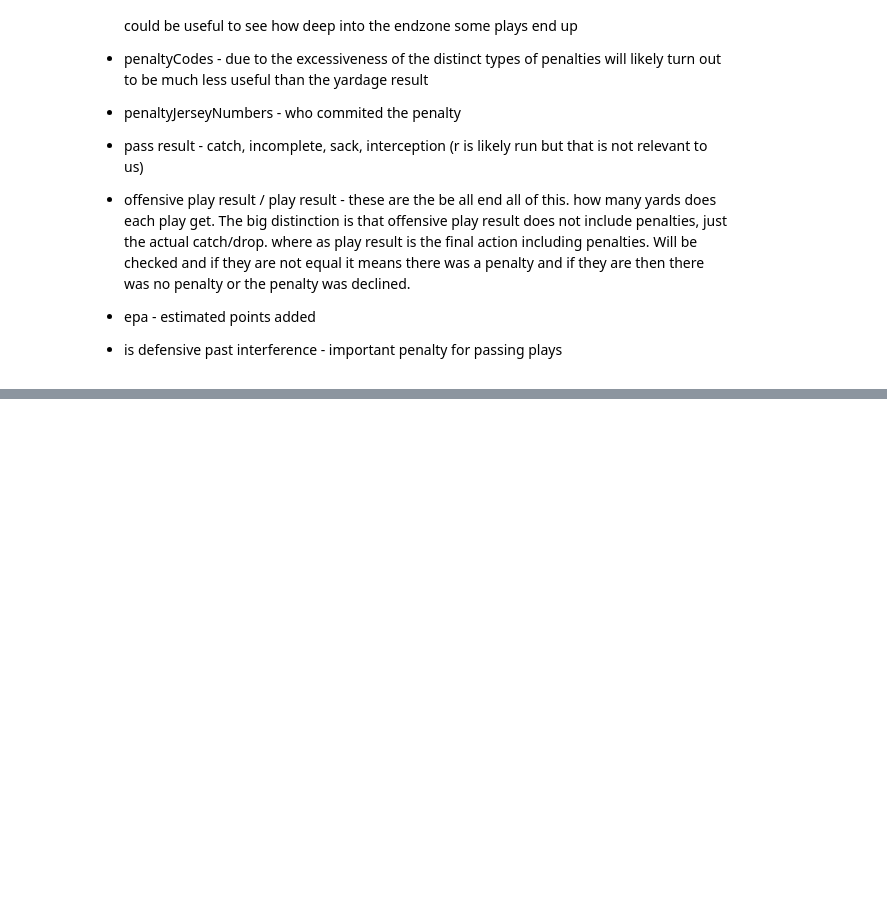
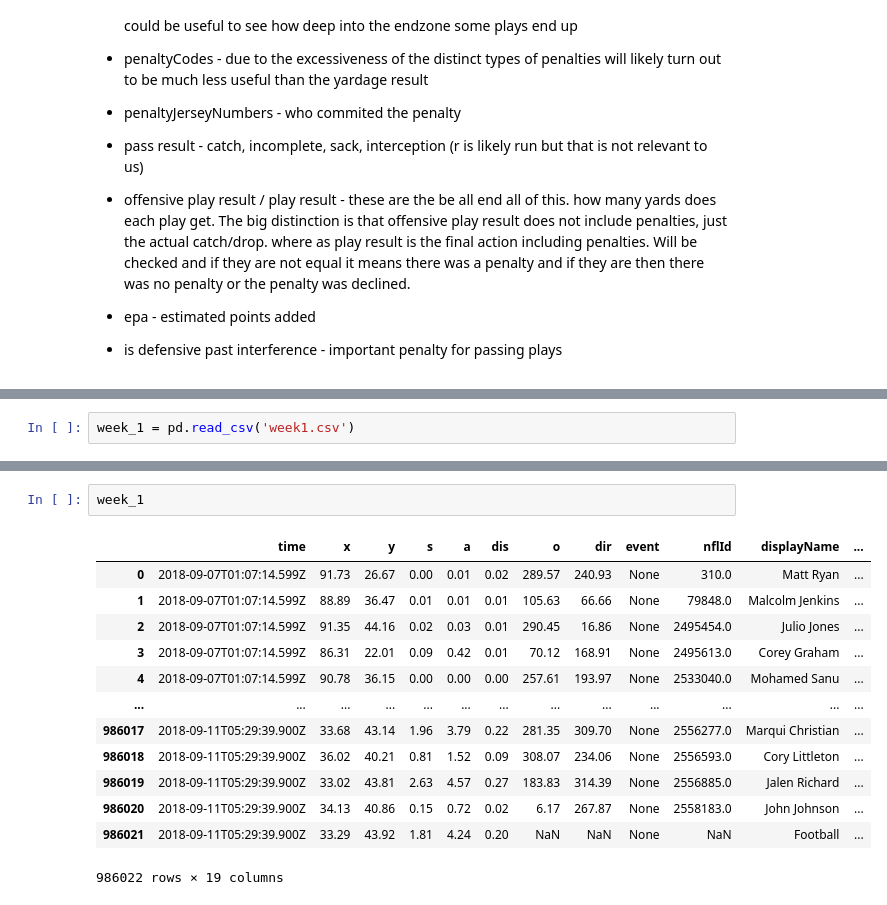
Before and after one commit to Ahila700/NFL_Pass_analysis, a Jupyter notebook: Initial_Overview_of_data.ipynb, the cells around one changed output, grey strips where cells are left out. Drawn from its saved outputs; the diff is of its cells as text; blank space fills up the shorter version.

Commit message:
did an overview of week 1 statistics and understanding what the stats are showing me

```diff
--- a/Initial_Overview_of_data.ipynb
+++ b/Initial_Overview_of_data.ipynb
@@ -212,0 +215,2 @@ Index(['gameId', 'playId', 'playDescription', 'quarter', 'down', 'yardsToGo',
+# %%
+week_1 = pd.read_csv('week1.csv')
@@ -212,0 +237,16 @@ Index(['gameId', 'playId', 'playDescription', 'quarter', 'down', 'yardsToGo',
+# %%
+week_1
+# %% [output]
+|  | time | x | y | s | a | dis | o | dir | event | nflId | displayName | ... |
+| 0 | 2018-09-07T01:07:14.599Z | 91.73 | 26.67 | 0.00 | 0.01 | 0.02 | 289.57 | 240.93 | None | 310.0 | Matt Ryan | ... |
+| 1 | 2018-09-07T01:07:14.599Z | 88.89 | 36.47 | 0.01 | 0.01 | 0.01 | 105.63 | 66.66 | None | 79848.0 | Malcolm Jenkins | ... |
+| 2 | 2018-09-07T01:07:14.599Z | 91.35 | 44.16 | 0.02 | 0.03 | 0.01 | 290.45 | 16.86 | None | 2495454.0 | Julio Jones | ... |
+| 3 | 2018-09-07T01:07:14.599Z | 86.31 | 22.01 | 0.09 | 0.42 | 0.01 | 70.12 | 168.91 | None | 2495613.0 | Corey Graham | ... |
+| 4 | 2018-09-07T01:07:14.599Z | 90.78 | 36.15 | 0.00 | 0.00 | 0.00 | 257.61 | 193.97 | None | 2533040.0 | Mohamed Sanu | ... |
+| ... | ... | ... | ... | ... | ... | ... | ... | ... | ... | ... | ... | ... |
+| 986017 | 2018-09-11T05:29:39.900Z | 33.68 | 43.14 | 1.96 | 3.79 | 0.22 | 281.35 | 309.70 | None | 2556277.0 | Marqui Christian | ... |
+| 986018 | 2018-09-11T05:29:39.900Z | 36.02 | 40.21 | 0.81 | 1.52 | 0.09 | 308.07 | 234.06 | None | 2556593.0 | Cory Littleton | ... |
+| 986019 | 2018-09-11T05:29:39.900Z | 33.02 | 43.81 | 2.63 | 4.57 | 0.27 | 183.83 | 314.39 | None | 2556885.0 | Jalen Richard | ... |
+| 986020 | 2018-09-11T05:29:39.900Z | 34.13 | 40.86 | 0.15 | 0.72 | 0.02 | 6.17 | 267.87 | None | 2558183.0 | John Johnson | ... |
+| 986021 | 2018-09-11T05:29:39.900Z | 33.29 | 43.92 | 1.81 | 4.24 | 0.20 | NaN | NaN | None | NaN | Football | ... |
+986022 rows × 19 columns
```
Also changed, not shown: parts of 3 cells of this notebook.
